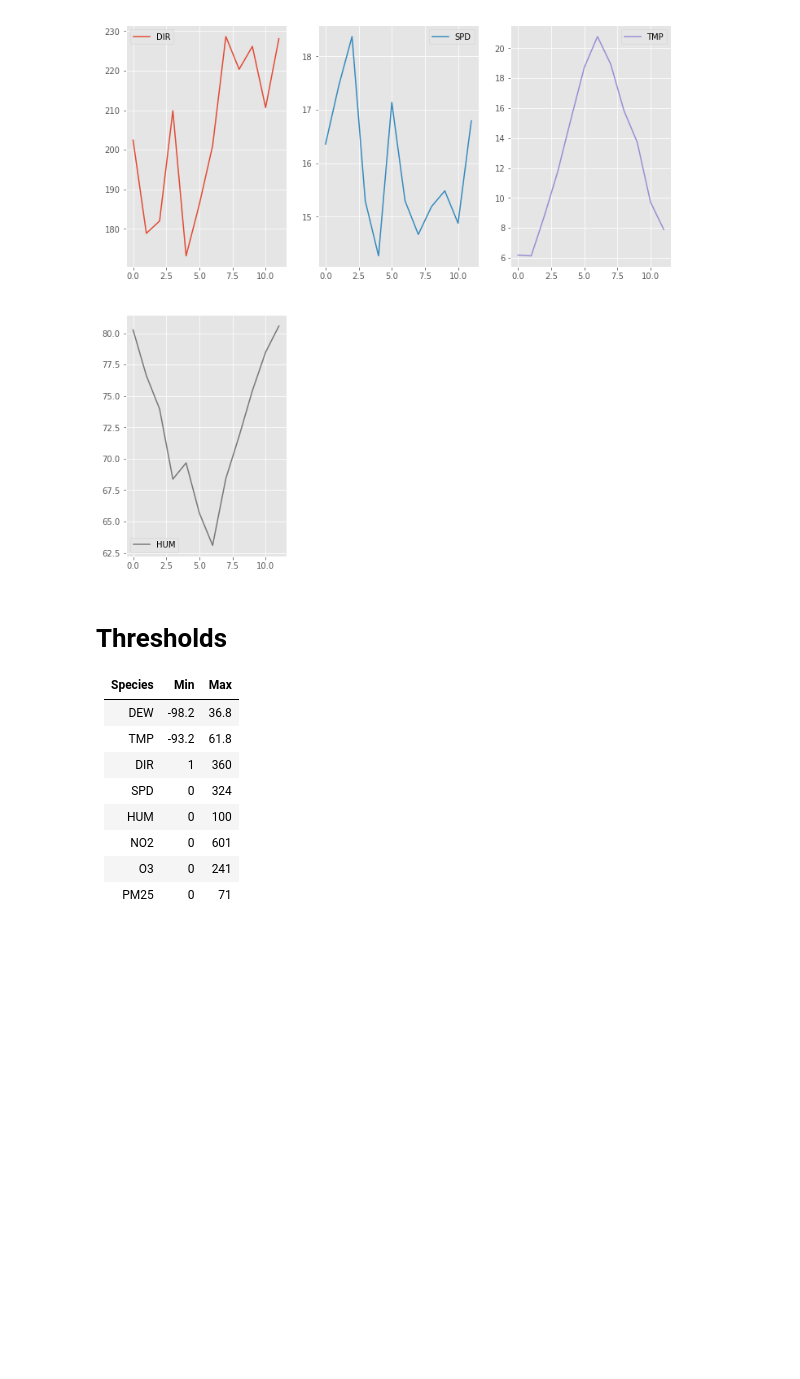
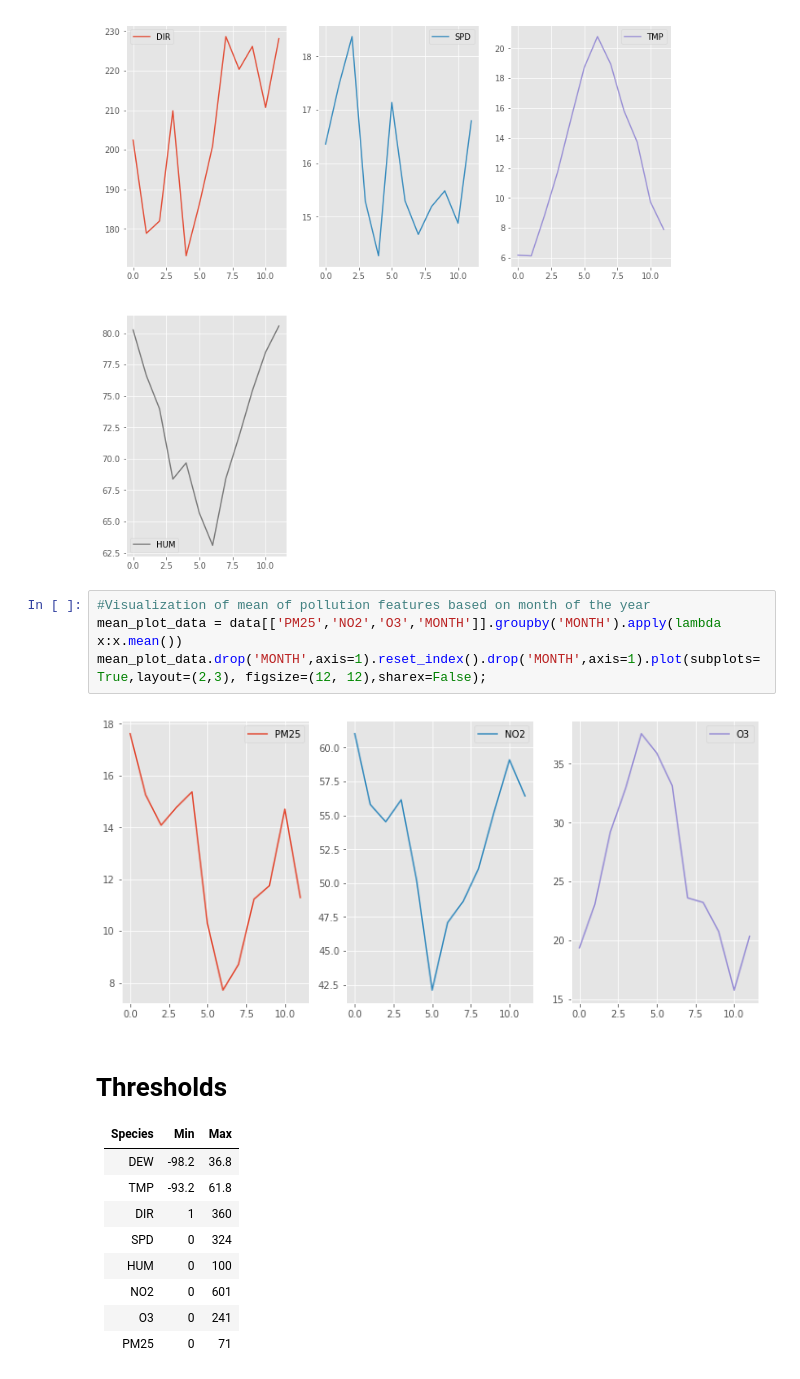
Before and after one commit to jmejco/data-analytics-cw, a Jupyter notebook: data/data-visualization.ipynb, the cells around one changed output. Saved outputs shown, nothing was run; the diff lists cells and outputs as text; blank space fills up the shorter version.

Commit message:
Added mean_pollution_over_month

```diff
--- a/data/data-visualization.ipynb
+++ b/data/data-visualization.ipynb
@@ -108,6 +108,12 @@ mean_plot_data = data[['DIR','SPD','TMP','HUM','MONTH']].groupby('MONTH').apply(
 mean_plot_data.drop('MONTH',axis=1).reset_index().drop('MONTH',axis=1).plot(subplots=True,layout=(2,3), figsize=(12, 12),sharex=False);
 # %% [output]
 [figure]
+# %%
+#Visualization of mean of pollution features based on month of the year
+mean_plot_data = data[['PM25','NO2','O3','MONTH']].groupby('MONTH').apply(lambda x:x.mean())
+mean_plot_data.drop('MONTH',axis=1).reset_index().drop('MONTH',axis=1).plot(subplots=True,layout=(2,3), figsize=(12, 12),sharex=False);
+# %% [output]
+[figure, added]
 # %% [markdown]
 # Thresholds
 
```
